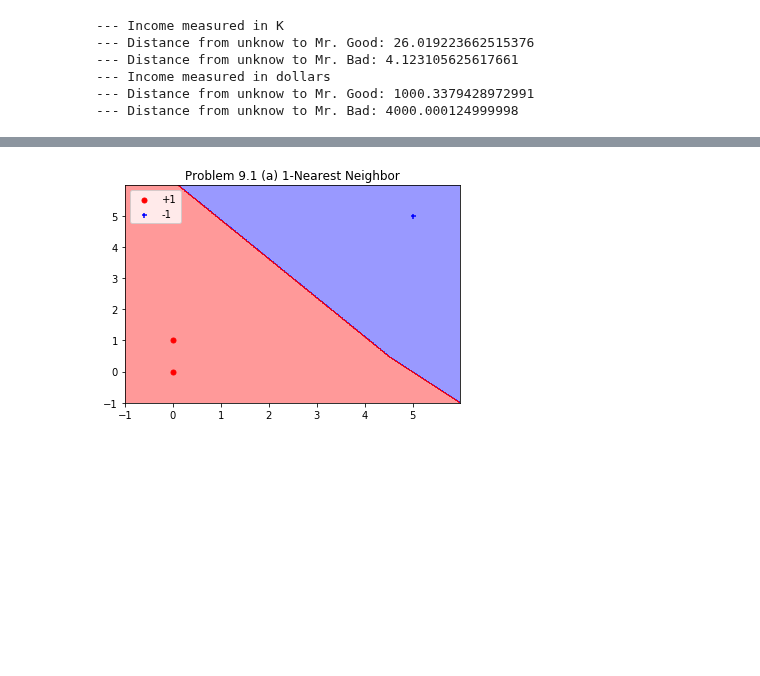
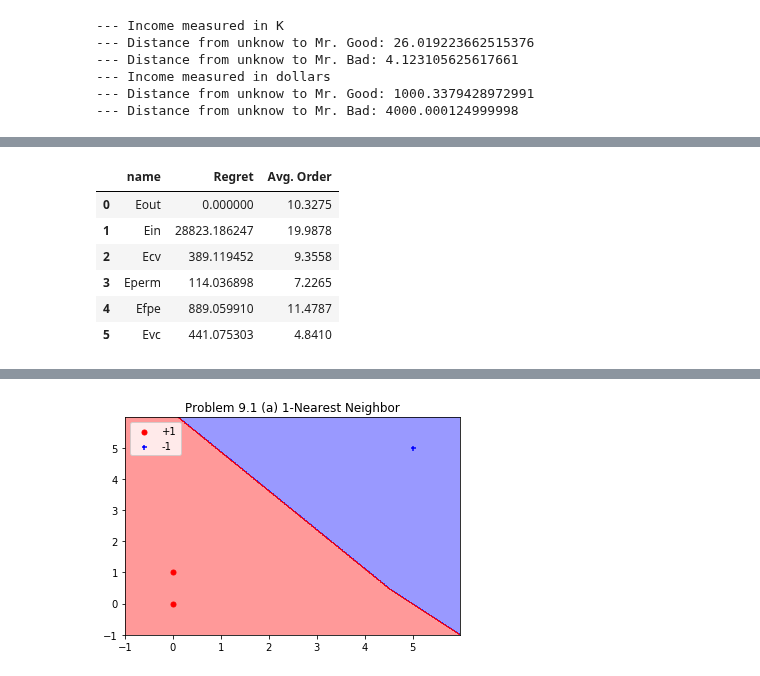
Before and after one commit to niuers/Learning-From-Data-A-Short-Course, a Jupyter notebook: Solutions to Chapter 9 Learning Aides.ipynb, the cells around one changed output, grey strips where cells are left out. Saved outputs shown, nothing was run; the diff lists cells and outputs as text; code cells hidden in the pictures; blank space fills up the shorter version.

```diff
--- a/Solutions to Chapter 9 Learning Aides.ipynb
+++ b/Solutions to Chapter 9 Learning Aides.ipynb
@@ -334,0 +515,15 @@ If we want to strictly enforce the constraint, we can add more hint examples, so
+# %%
+#### Exercise 9.18 (d) Order Selection
+names = ['Eout', 'Ein', 'Ecv', 'Eperm', 'Efpe', 'Evc']
+regs = [0, reg_in, reg_cv, reg_perm, reg_fpe, reg_vc]
+orders = [b_out, b_in, b_cv, b_perm, b_fpe, b_vc]
+df = pd.DataFrame({'name':names, 'Regret': regs, 'Avg. Order': orders})
+df
+# %% [output]
+|  | name | Regret | Avg. Order |
+| 0 | Eout | 0.000000 | 10.3275 |
+| 1 | Ein | 28823.186247 | 19.9878 |
+| 2 | Ecv | 389.119452 | 9.3558 |
+| 3 | Eperm | 114.036898 | 7.2265 |
+| 4 | Efpe | 889.059910 | 11.4787 |
+| 5 | Evc | 441.075303 | 4.8410 |
```
Also changed, not shown: parts of 12 cells of this notebook.
